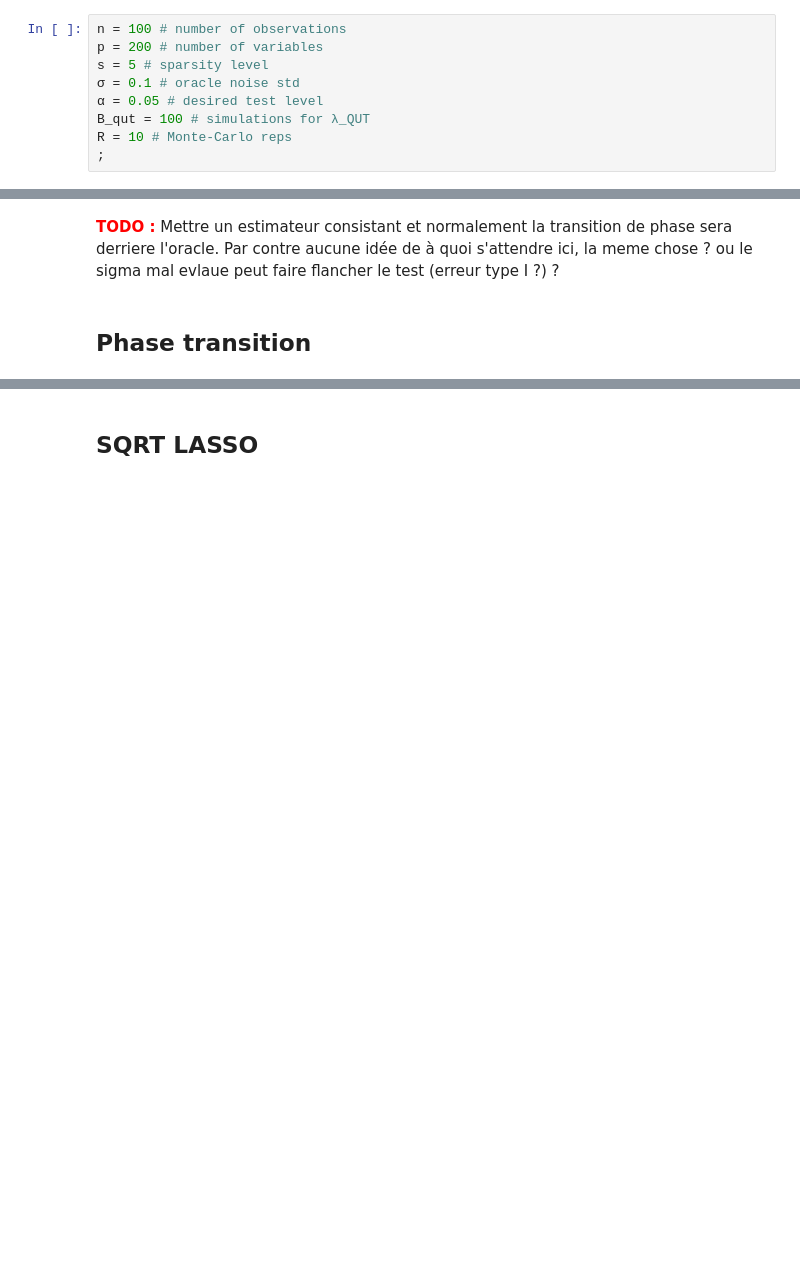
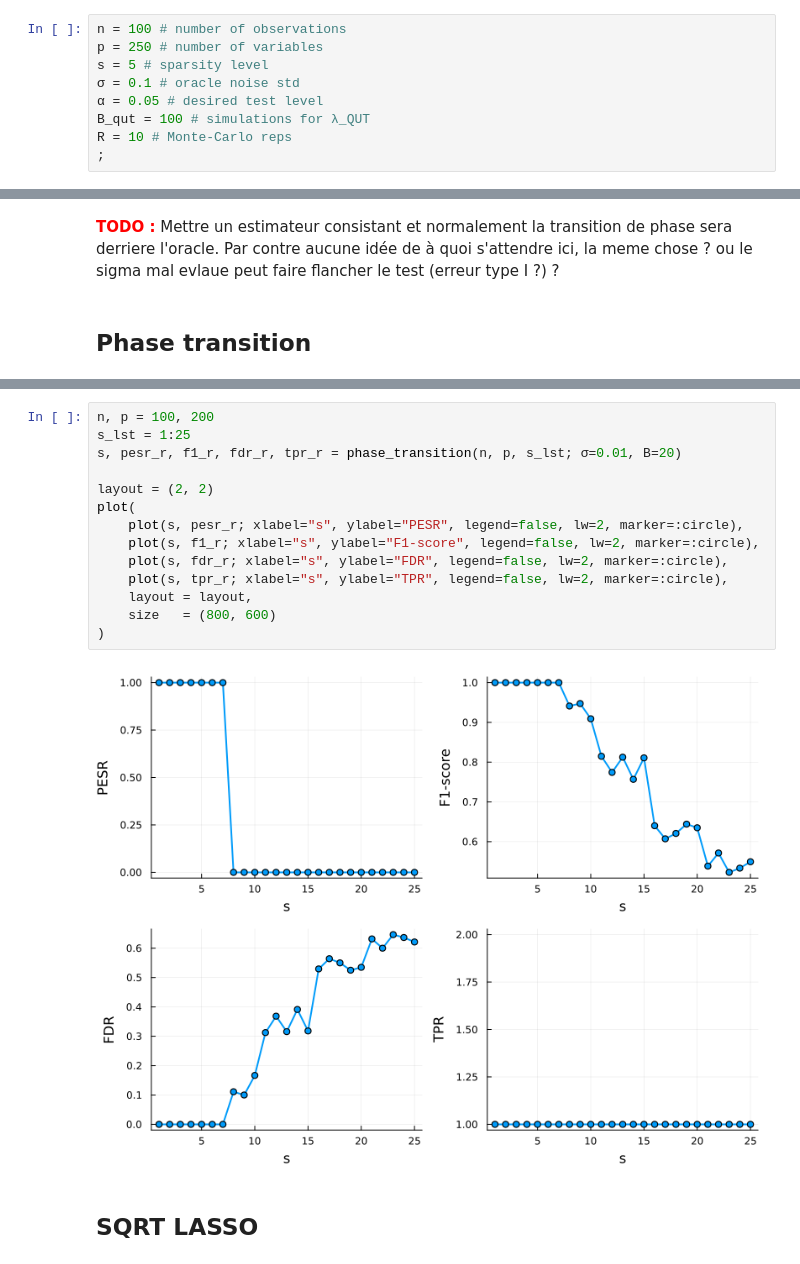
Before and after one commit to AymenBlk/STAGE-GENEVE, a Jupyter notebook: RAPHAEL/notebook_explain/lambda_qut.ipynb, the cells around one changed output, grey strips where cells are left out. Saved outputs shown, nothing was run; the diff lists cells and outputs as text; blank space fills up the shorter version.

Commit message:
ISTA BackTracking (RAPHAEL) Comparison (success !) ista backtracking All metrics score for lambda_qut (RAPHAEL)

```diff
--- a/RAPHAEL/notebook_explain/lambda_qut.ipynb
+++ b/RAPHAEL/notebook_explain/lambda_qut.ipynb
@@ -240,7 +240,7 @@ lambda_qut_q2
 For a special configuration given and enough iterations (to simulate $λ^{QUT}$ and to score according to metrics) we got satsifying result on score (plausible and encouraging)
 # %%
 n = 100 # number of observations
-p = 200 # number of variables
+p = 250 # number of variables
 s = 5 # sparsity level
 σ = 0.1 # oracle noise std
 α = 0.05 # desired test level
@@ -420,3 +432,19 @@ plot(s, rate; xlabel="s", ylabel="PESR", legend=false, lw=2, marker=:circle)
+# %%
+n, p = 100, 200
+s_lst = 1:25
+s, pesr_r, f1_r, fdr_r, tpr_r = phase_transition(n, p, s_lst; σ=0.01, B=20)
+
+layout = (2, 2)
+plot(
+    plot(s, pesr_r; xlabel="s", ylabel="PESR", legend=false, lw=2, marker=:circle),
+    plot(s, f1_r; xlabel="s", ylabel="F1-score", legend=false, lw=2, marker=:circle),
+    plot(s, fdr_r; xlabel="s", ylabel="FDR", legend=false, lw=2, marker=:circle),
+    plot(s, tpr_r; xlabel="s", ylabel="TPR", legend=false, lw=2, marker=:circle),
+    layout = layout,
+    size   = (800, 600)
+)
+# %% [output]
+[figure, added]
 # %% [markdown]
 ## SQRT LASSO
 # %% [markdown]
```
Also changed, not shown: parts of 4 cells of this notebook, 4 other files.
